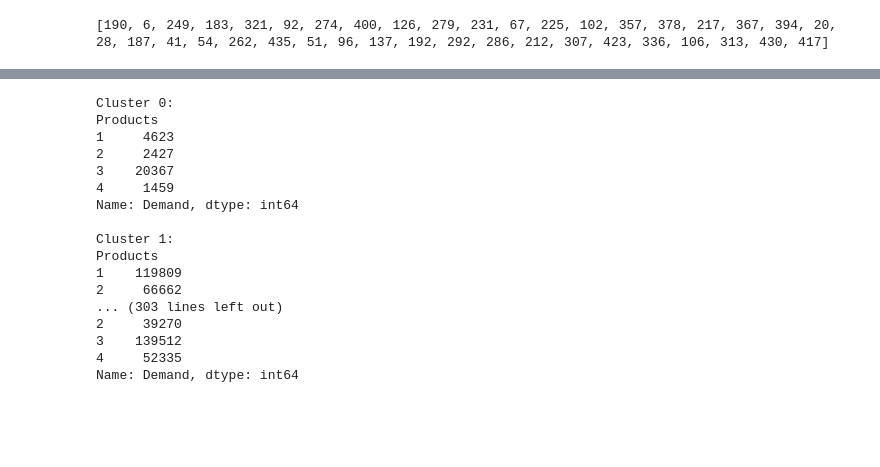
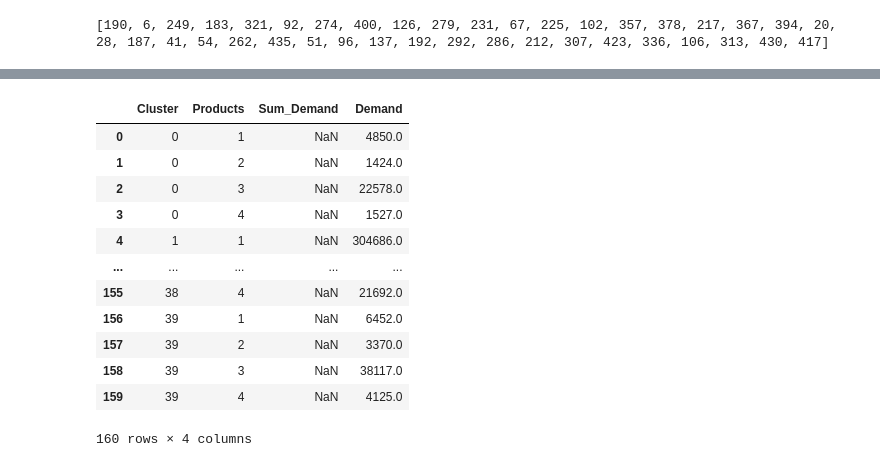
Before and after one commit to nicolastalia/risklog, a Jupyter notebook: clustering.ipynb, the cells around one changed output, grey strips where cells are left out. Drawn from its saved outputs; the diff is of its cells as text; code cells hidden in the pictures; blank space fills up the shorter version.

```diff
--- a/clustering.ipynb
+++ b/clustering.ipynb
@@ -132,15 +133,16 @@ print(closest_points_within_X)
 # %% [output]
 [190, 6, 249, 183, 321, 92, 274, 400, 126, 279, 231, 67, 225, 102, 357, 378, 217, 367, 394, 20, 28, 187, 41, 54, 262, 435, 51, 96, 137, 192, 292, 286, 212, 307, 423, 336, 106, 313, 430, 417]
 # %%
+# Assuming you have n_clusters and labels defined
+
 cluster_indices = {}
 
+# Assuming you have n_clusters defined
 for cluster_label in range(n_clusters):
     cluster_indices[cluster_label] = np.where(labels == cluster_label)[0]
 
-# Create separate arrays for each grouping of indices
-cluster_arrays = [indices for _, indices in cluster_indices.items()]
+# Convert dictionary to list of lists
+cluster_arrays = [indices.tolist() for indices in cluster_indices.values()]
 
-# Print the separate arrays
-for i, indices_array in enumerate(cluster_arrays):
-    print(f"Indices in cluster {i}: {indices_array}")
+print(cluster_arrays)
 # %% [output]
@@ -164,34 +150,30 @@ Indices in cluster 39: [228 229 230 414 415 416 417 418 419 420 421]
-# %%
-# Initialize a dictionary to store the summed demands for each product within clusters
-cluster_demand = {}
-
-# Iterate through each cluster and sum demands for each product
-for cluster_idx, indices_array in enumerate(cluster_arrays):
-    # Filter the dataframe based on indices in the current cluster
-    cluster_customers = demand.loc[indices_array, 'Customers'].tolist()
-    cluster_df = demand[demand['Customers'].isin(cluster_customers)]
-
-    # Group by product and sum demand
-    cluster_demand[cluster_idx] = cluster_df.groupby('Products')['Demand'].sum()
-
-# Print the summed demands for each product within clusters
-for cluster_idx, demand_series in cluster_demand.items():
-    print(f"Cluster {cluster_idx}:\n{demand_series}\n")
-# %% [output]
-Cluster 0:
-Products
-1     4623
-2     2427
-3    20367
-4     1459
-Name: Demand, dtype: int64
-
-Cluster 1:
-Products
-1    119809
-2     66662
-... (303 lines left out)
-2     39270
-3    139512
-4     52335
-Name: Demand, dtype: int64
+# %%
+
+# Create an empty DataFrame to store the sums of demands for each cluster
+cluster_sums = pd.DataFrame(columns=["Cluster", "Products", "Sum_Demand"])
+
+# Iterate over each cluster
+for i, cluster in enumerate(cluster_arrays):
+    # Filter demand DataFrame for customer IDs in the current cluster
+    cluster_demand = demand[demand["Customers"].isin(cluster)]
+    # Group by Products and calculate the sum of demands
+    sums = cluster_demand.groupby("Products")["Demand"].sum().reset_index()
+    # Add a column for the cluster number
+    sums["Cluster"] = i
+    # Append the sums to cluster_sums DataFrame
+    cluster_sums = pd.concat([cluster_sums, sums], ignore_index=True)
+cluster_sums
+# %% [output]
+|  | Cluster | Products | Sum_Demand | Demand |
+| 0 | 0 | 1 | NaN | 4850.0 |
+| 1 | 0 | 2 | NaN | 1424.0 |
+| 2 | 0 | 3 | NaN | 22578.0 |
+| 3 | 0 | 4 | NaN | 1527.0 |
+| 4 | 1 | 1 | NaN | 304686.0 |
+| ... | ... | ... | ... | ... |
+| 155 | 38 | 4 | NaN | 21692.0 |
+| 156 | 39 | 1 | NaN | 6452.0 |
+| 157 | 39 | 2 | NaN | 3370.0 |
+| 158 | 39 | 3 | NaN | 38117.0 |
+| 159 | 39 | 4 | NaN | 4125.0 |
+160 rows × 4 columns
```
Also changed, not shown: parts of 7 cells of this notebook, 1 other file.
